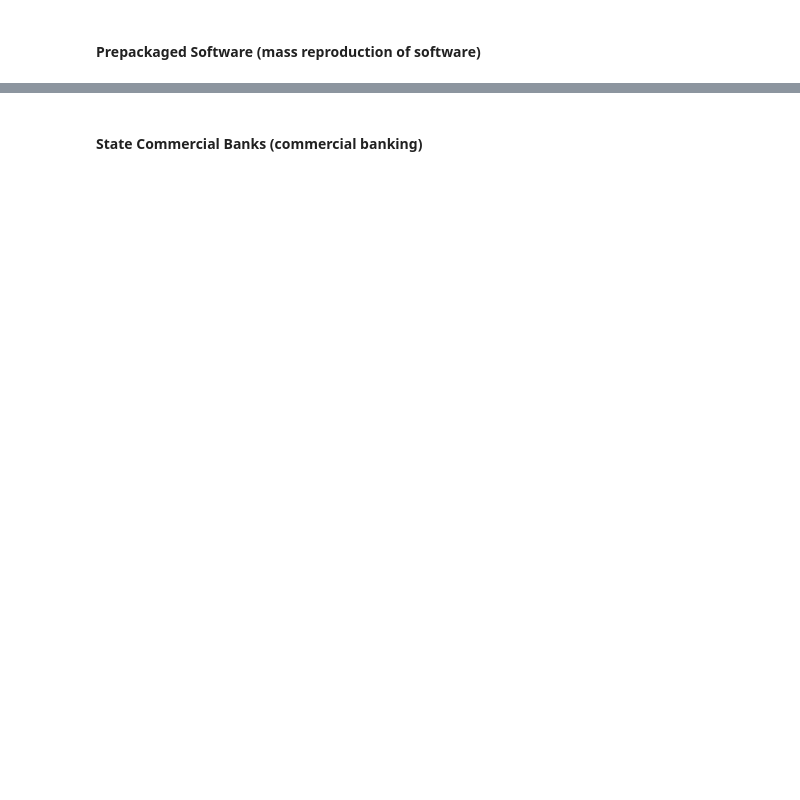
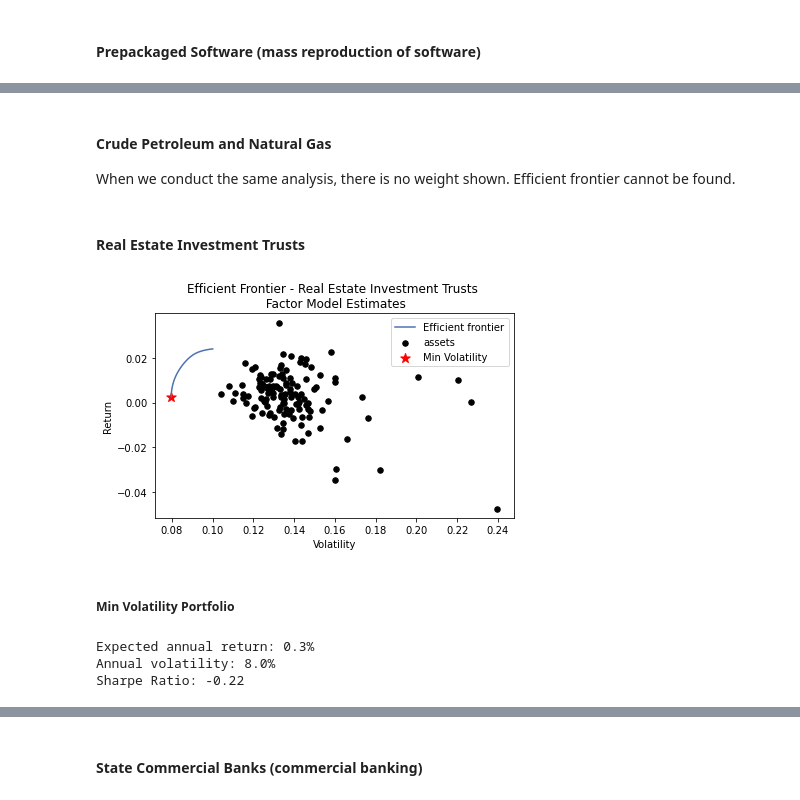
Before and after one commit to richardye101/ubineer_nlp_research, a Jupyter notebook: content/peitong/3.3_Minimum_Variance_Analysis-Factor_Model.ipynb, the cells around one changed output, grey strips where cells are left out. Drawn from its saved outputs; the diff is of its cells as text; code cells hidden in the pictures; blank space fills up the shorter version.

```diff
--- a/content/peitong/3.3_Minimum_Variance_Analysis-Factor_Model.ipynb
+++ b/content/peitong/3.3_Minimum_Variance_Analysis-Factor_Model.ipynb
@@ -375,0 +384,74 @@ min_vol
+# %% [markdown]
+#### Crude Petroleum and Natural Gas
+When we conduct the same analysis, there is no weight shown. Efficient frontier cannot be found.
+# %% [markdown]
+#### Real Estate Investment Trusts
+# %%
+SIC = SIC_list[2]
+
+industry_name = SIC_desc[SIC_list.index(SIC)]
+
+# get the names of the companies in the other industries
+Companies = df[df.SIC == SIC]
+Company_list = Companies.index
+
+# get the companies name that match return data and business description data
+SET = (set(Company_list) & set(r_selected.index))
+LIST = [*SET, ]
+
+mu_sample = mu[LIST]
+# get the outliers
+outlier = mu_sample[mu_sample>1].index
+mu_sample = mu_sample.drop(outlier)
+LIST = mu_sample.index
+
+B_matrix = prob.T[LIST].T
+B_matrix = B_matrix[~B_matrix.index.duplicated(keep="first")]
+
+r = r_selected.T[LIST].T
+
+coef_mat = pd.DataFrame(0, index = r.columns, columns = range(n_components))
+
+LR = LinearRegression()
+for i in range(len(r.columns)):
+    date = r.columns[i]
+    r_t_i = r[date]
+    reg = LR.fit(B_matrix, r_t_i)
+    coef_mat.iloc[i] = reg.coef_
+
+prediction = B_matrix.dot(coef_mat.T)
+residual = r - prediction
+
+cov_Factor_Model = pd.DataFrame(np.array(B_matrix.dot(coef_mat.cov()).dot(B_matrix.T)) + np.diag(np.diag(residual.T.cov()))).set_index(B_matrix.index)
+cov_Factor_Model.columns = B_matrix.index
+cov_Factor_Model
+
+# perform minimum variance analysis
+ef1 = EfficientFrontier(mu_sample, cov_Factor_Model, weight_bounds=(0, 0.2))
+
+fig, ax = plt.subplots()
+plotting.plot_efficient_frontier(ef1, ax=ax, show_assets=True)
+
+# Find and plot the tangency portfolio
+ef2 = EfficientFrontier(mu_sample, cov_Factor_Model, weight_bounds=(0, 0.2))
+# min volatility
+ef2.min_volatility()
+ret_tangent, std_tangent, _ = ef2.portfolio_performance()
+ax.scatter(std_tangent, ret_tangent, marker="*", s=100, c="r", label="Min Volatility")
+
+# Format
+ax.set_title("Efficient Frontier - %s \n Factor Model Estimates" %industry_name)
+ax.legend()
+plt.tight_layout()
+plt.savefig('images/Efficient_Frontier_Factor_Model_Estimates' + str(industry_name) + '.png', dpi=200, bbox_inches='tight')
+plt.show()
+# %% [output]
+[figure, added]
+# %% [markdown]
+##### Min Volatility Portfolio
+# %%
+ef2.portfolio_performance(verbose=True);
+# %% [output]
+Expected annual return: 0.3%
+Annual volatility: 8.0%
+Sharpe Ratio: -0.22
```
Also changed, not shown: parts of 37 cells of this notebook, 43 other files.
